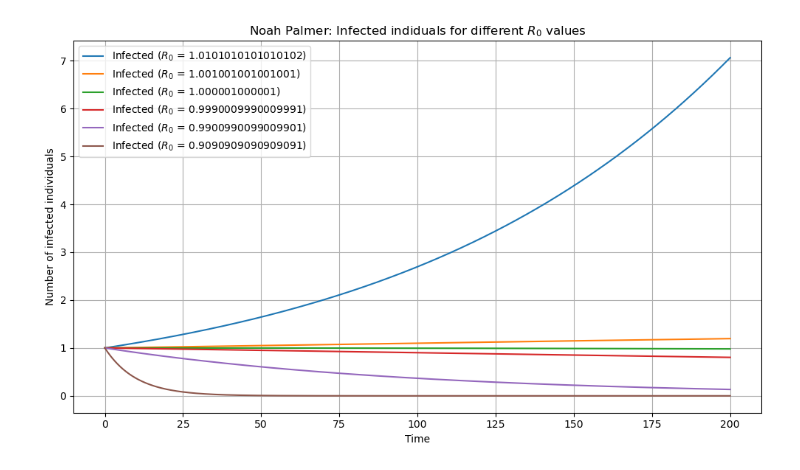
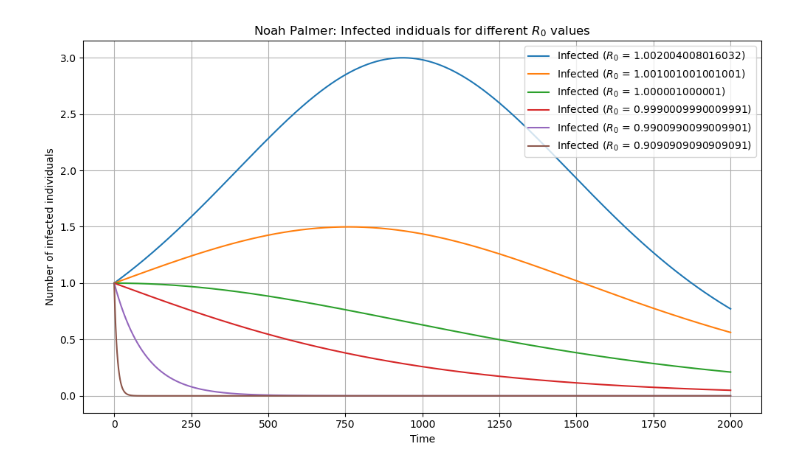
Before and after one commit to noahpalmer/Infectious-Disease-Modeling-Code, a Jupyter notebook: HW1p4alt2.ipynb, the cells around one changed output. Saved outputs shown, nothing was run; the diff lists cells and outputs as text; code cells hidden in the pictures.

```diff
--- a/HW1p4alt2.ipynb
+++ b/HW1p4alt2.ipynb
@@ -5,7 +5,7 @@ import matplotlib.pyplot as plt
 # Parameters
 beta = 1;
 
-T = 200; dt = 0.1
+T = 2000; dt = 0.1
 steps = int(T/dt)
 t = np.linspace(0, T, steps)
 
@@ -13,38 +13,38 @@ S = np.zeros(steps); I = np.zeros(steps); R = np.zeros(steps)
 
 N = 10**(6)
 
-gammavals = [0.99,0.999, 0.999999, 1.001, 1.01, 1.1]
+gammavals = [ 0.998, 0.999,0.999999, 1.001,1.01, 1.1]
 
 plt.figure(figsize=(10, 6))
 
 for gamma in gammavals:
     S = np.zeros(steps)
     I = np.zeros(steps)
     R = np.zeros(steps)
 
     I[0] = 1
     S[0] = N - I[0]
     R[0] = 0
     R0 = 1/gamma
 
     for i in range(steps - 1):
         dS_dt = - beta * S[i] * I[i] / N
         dI_dt = beta * S[i] * I[i] / N - gamma * I[i]
         dR_dt = gamma * I[i]
 
         S[i + 1] = S[i] + dS_dt * dt
         I[i + 1] = I[i] + dI_dt * dt
         R[i + 1] = R[i] + dR_dt * dt
 
 
     plt.plot(t, I, label=f'Infected ($R_0$ = {R0})')
 
 plt.xlabel('Time')
 plt.ylabel('Number of infected individuals')
 plt.title('Noah Palmer: Infected indiduals for different $R_0$ values')
 plt.legend()
 plt.grid(True)
 plt.tight_layout()
 plt.show()
 # %% [output]
-[figure, old version]
+[figure, new version]
```
